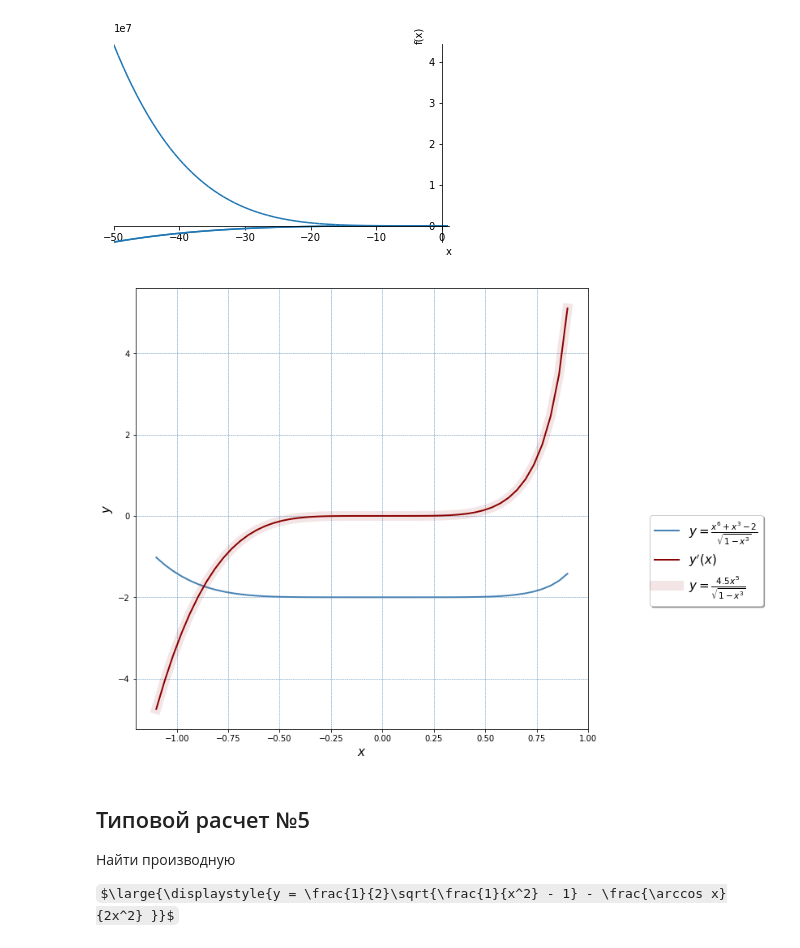
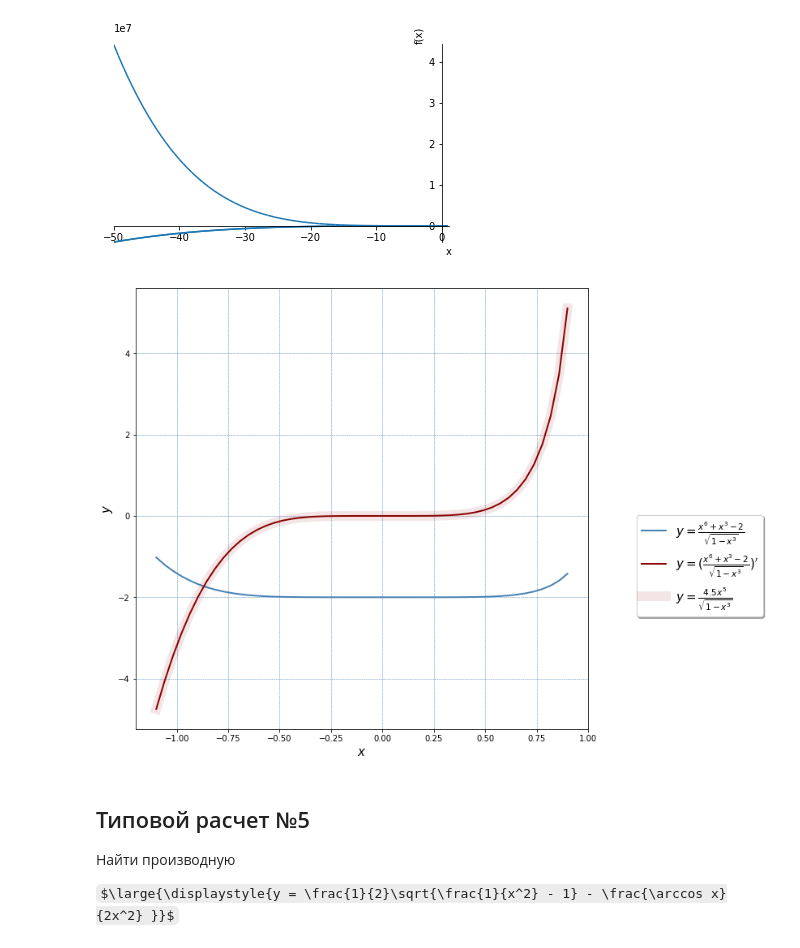
Before and after one commit to OlgaBelitskaya/math_20182019, a Jupyter notebook: mathanalysis_standardcalc201-208.ipynb, the cells around one changed output. Drawn from its saved outputs; the diff is of its cells as text; code cells hidden in the pictures; some formulas as TeX source.

```diff
--- a/mathanalysis_standardcalc201-208.ipynb
+++ b/mathanalysis_standardcalc201-208.ipynb
@@ -275,18 +275,18 @@ plot(y, diff(y,x), g, (x,-50,1));
 # %%
 x = numpy.linspace(-1.1, 0.9)
 f =  lambda x: (x ** 6 + x ** 3 - 2) / (1 - x ** 3) ** 0.5
 df = lambda x: (6 * x ** 5 + 3 * x ** 2) / (1 - x ** 3) ** 0.5 + 1.5 * x ** 2 *  (x ** 6 + x ** 3 - 2) / (1 - x ** 3) ** 1.5
 g = lambda x: 4.5 * x ** 5 / (1 - x ** 3) ** 0.5
 
 plt.figure(figsize=(10,10)) ; plt.grid(c='steelblue',ls='--',lw=0.5)
 plt.plot(x, f(x), c='steelblue', lw=2, label=r'$y = \frac{x^6 + x^3 - 2}{\sqrt{1 - x^3}}$')
-plt.plot(x, df(x), c='darkred', lw=2, label=r'$y^{\prime}(x)$')
+plt.plot(x, df(x), c='darkred', lw=2, label=r'$y = (\frac{x^6 + x^3 - 2}{\sqrt{1 - x^3}})^{\prime}$')
 plt.plot(x, g(x), c='darkred', lw=12, alpha=0.1, label=r'$y = \frac{4.5x^5}{\sqrt{1 - x^3}}$')
 
 plt.xlabel(r'$x$', fontsize=15); plt.ylabel(r'$y$', fontsize=15);
 plt.legend(fontsize=15, shadow=True, bbox_to_anchor=(1.4,0.5));
 # %% [output]
-[figure, old version]
+[figure, new version]
 # %% [markdown]
 ## Типовой расчет №5
 
```
Also changed, not shown: parts of 11 cells of this notebook.
